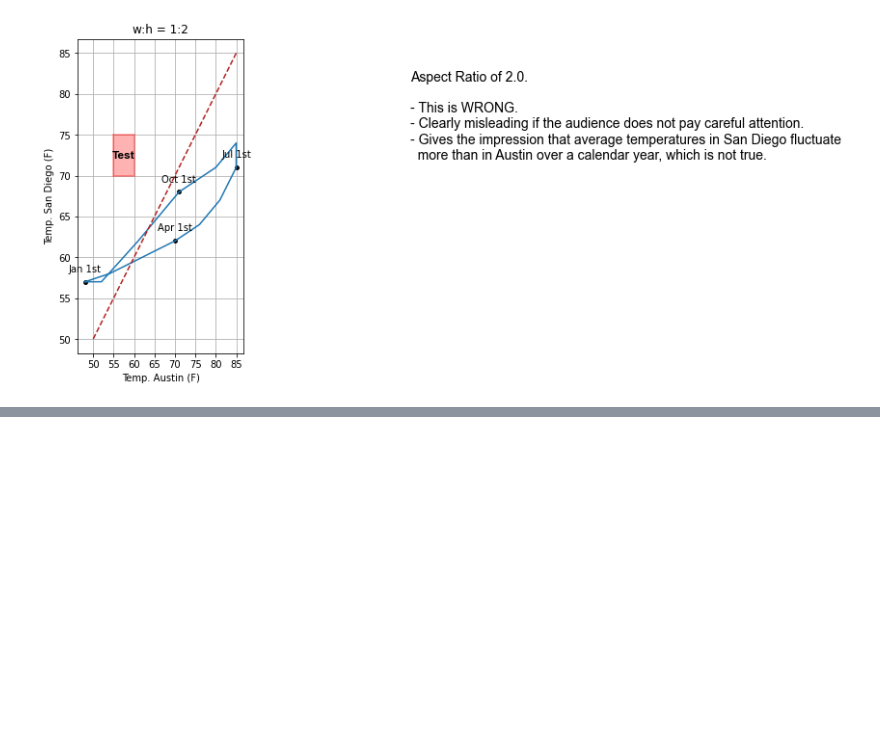
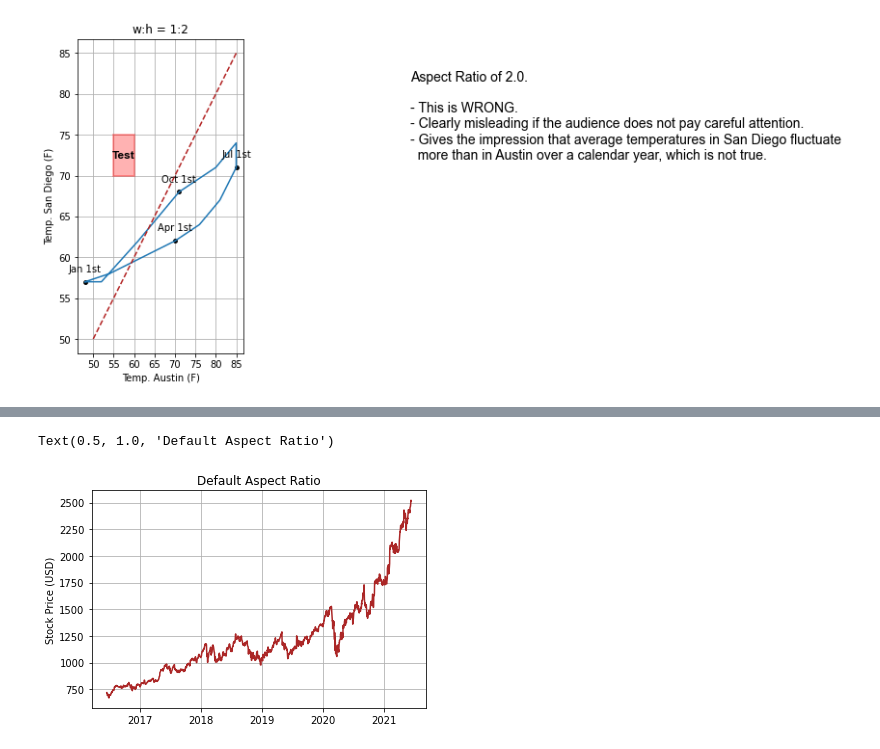
Before and after one commit to LorenzoPeve/Data-Viz, a Jupyter notebook: 03_Coordinate_Axes/02_aspect_ratio.ipynb, the cells around one changed output, grey strips where cells are left out. Saved outputs shown, nothing was run; the diff lists cells and outputs as text; code cells hidden in the pictures; blank space fills up the shorter version.

```diff
--- a/03_Coordinate_Axes/02_aspect_ratio.ipynb
+++ b/03_Coordinate_Axes/02_aspect_ratio.ipynb
@@ -195,0 +239,3 @@ plt.show()
+# %%
+df = pd.read_csv('google.csv')
+df.head()
@@ -195,0 +249,10 @@ plt.show()
+# %%
+fig, ax = plt.subplots()
+ax.plot(pd.to_datetime(df['date']), df['close'].values, color = '#AB2727')
+ax.grid(True)
+ax.set_axisbelow(True)
+ax.set_ylabel(r'Stock Price (USD)');
+ax.set_title('Default Aspect Ratio')
+# %% [output]
+Text(0.5, 1.0, 'Default Aspect Ratio')
+[figure, added]
```
Also changed, not shown: parts of 27 cells of this notebook.
